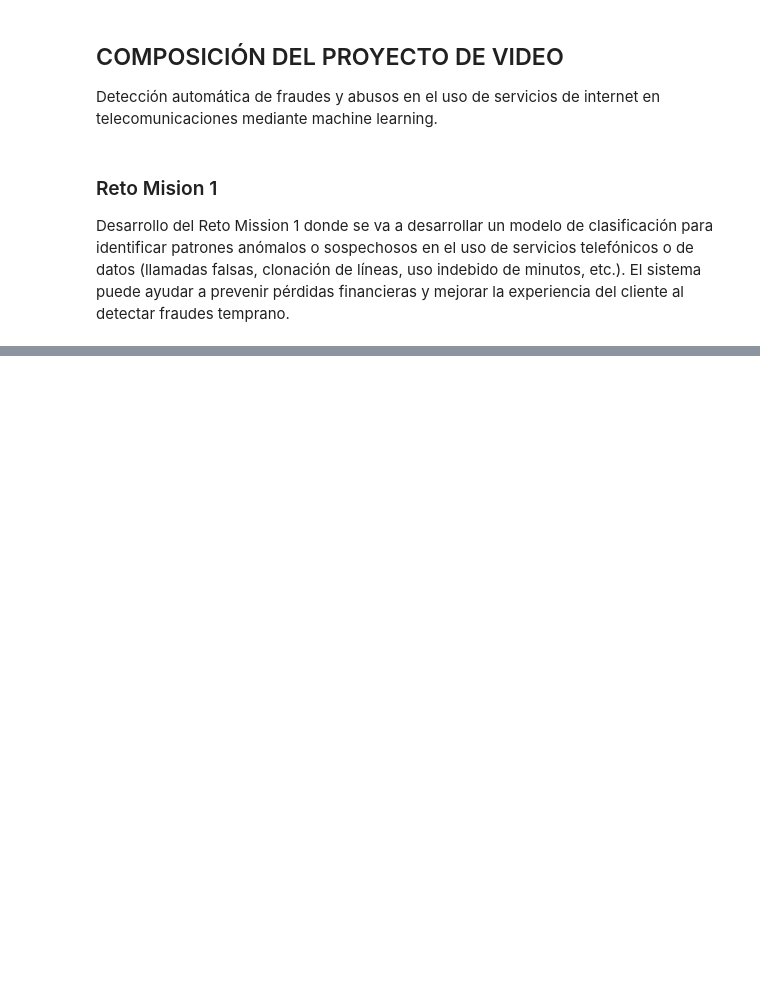
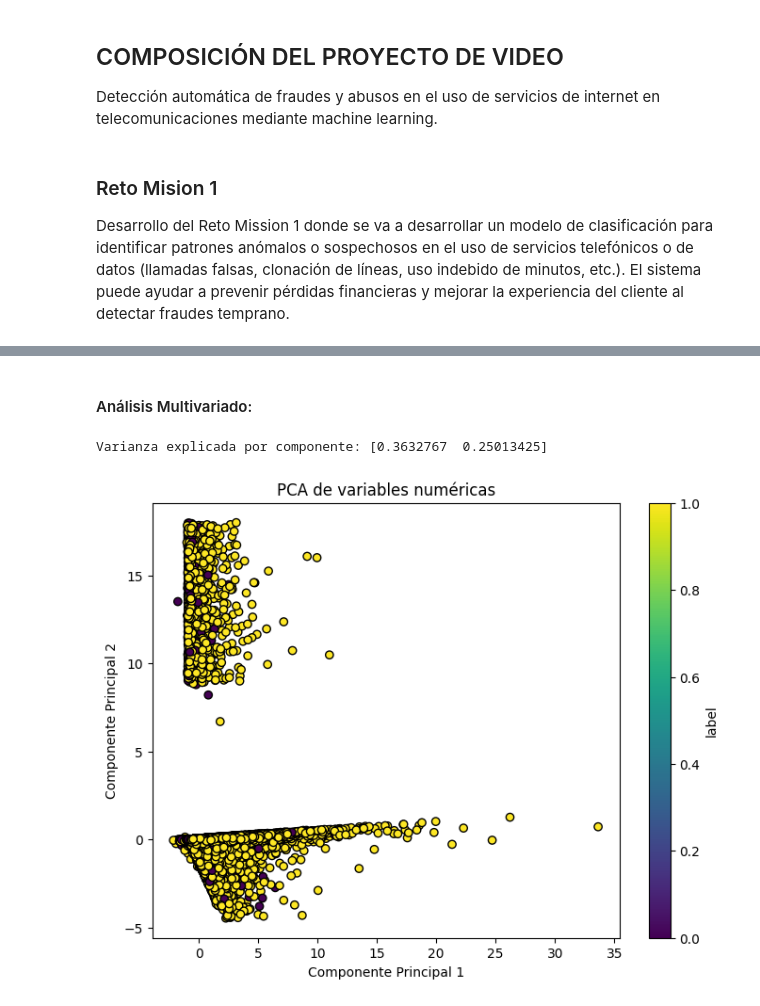
Before and after one commit to AndrewxPerea/Reto1, a Jupyter notebook: Reto1.1.ipynb, the cells around one changed output, grey strips where cells are left out. Cells and saved outputs as stored; diff of their text form; code cells hidden in the pictures; blank space fills up the shorter version.

```diff
--- a/Reto1.1.ipynb
+++ b/Reto1.1.ipynb
@@ -73,0 +399,32 @@ max                 1.000000     1.00000
+# %% [markdown]
+#### Análisis Multivariado:
+# %%
+from sklearn.decomposition import PCA
+from sklearn.preprocessing import StandardScaler
+import matplotlib.pyplot as plt
+
+# Selección de variables numéricas relevantes
+vars_num = ['daily_decr30', 'rental30', 'last_rech_date_ma', 'payback30']
+
+# Escalado de variables
+scaler = StandardScaler()
+X_scaled = scaler.fit_transform(df[vars_num])
+
+# Aplicar PCA a 2 componentes
+pca = PCA(n_components=2)
+X_pca = pca.fit_transform(X_scaled)
+
+# Varianza explicada
+print("Varianza explicada por componente:", pca.explained_variance_ratio_)
+
+# Graficar PCA
+plt.figure(figsize=(8,6))
+plt.scatter(X_pca[:,0], X_pca[:,1], c=df['label'], cmap='viridis', edgecolor='k')
+plt.xlabel('Componente Principal 1')
+plt.ylabel('Componente Principal 2')
+plt.title('PCA de variables numéricas')
+plt.colorbar(label='label')
+plt.show()
+# %% [output]
+Varianza explicada por componente: [0.3632767  0.25013425]
+[figure, added]
```
Also changed, not shown: parts of 26 cells of this notebook, 7 other files.
